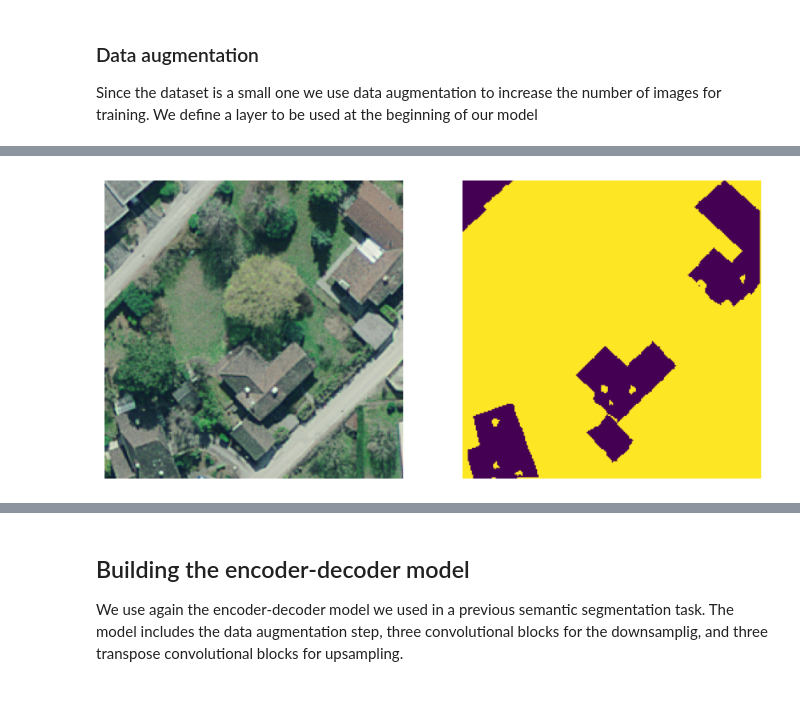
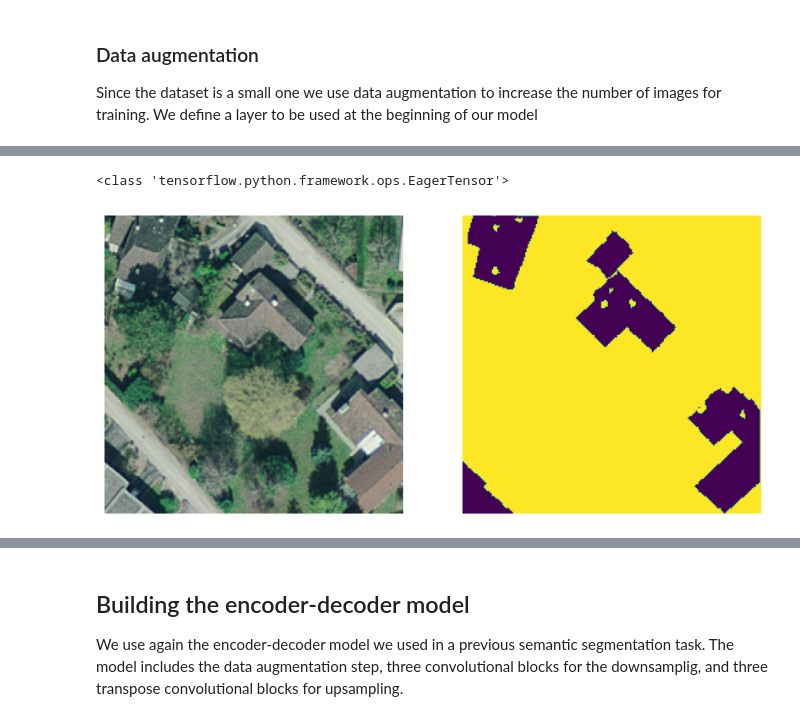
Before and after one commit to luigiselmi/dl_tensorflow, a Jupyter notebook: experiments/rooftops_segmentation_v3.ipynb, the cells around one changed output, grey strips where cells are left out. Saved outputs shown, nothing was run; the diff lists cells and outputs as text; code cells hidden in the pictures.

Commit message:
img transform into one data augmentation function

```diff
--- a/experiments/rooftops_segmentation_v3.ipynb
+++ b/experiments/rooftops_segmentation_v3.ipynb
@@ -48,8 +48,8 @@ epfl_buildings_test 100%[===================>]   4.50M  --.-KB/s    in 0.02s
 # %% [output]
 epfl_buildings_val. 100%[===================>]   4.32M  --.-KB/s    in 0.02s
 # %%
-DATA_DIR = '.'
-#DATA_DIR = '../data/epfl_buildings'
+#DATA_DIR = '.'
+DATA_DIR = '../data/epfl_buildings'
 # %%
 with ZipFile(f'{DATA_DIR}/epfl_buildings_train.zip', 'r') as zipObj:
    zipObj.extractall(path=f'{DATA_DIR}/')
@@ -309,4 +296,0 @@ def flip(img_tensor):
-# %%
-def rotate90(img_tensor):
-        img_rotated = tf.image.rot90(img_tensor)
-        return img_rotated
@@ -329,0 +297,31 @@ len(rotate_train_dataset)
+# %%
+def augment_dataset(ds):
+
+    def flip_up_down(img):
+        img_flip = tf.image.flip_up_down(img)
+        return img_flip
+
+    def flip_left_right(img):
+        img_flip = tf.image.flip_left_right(img)
+        return img_flip
+
+    def saturated(img):
+        saturated = tf.image.adjust_saturation(img, 3)
+        return saturated
+
+    def rotate90(img):
+        img_rotated = tf.image.rot90(img)
+        return img_rotated
+
+    r_ds = ds.map(lambda x, y: (rotate90(x), rotate90(y)), num_parallel_calls=tf.data.AUTOTUNE)
+    s_ds = ds.map(lambda x, y: (saturated(x), y), num_parallel_calls=tf.data.AUTOTUNE)
+    fud_ds = ds.map(lambda x, y: (flip_up_down(x), flip_up_down(y)), num_parallel_calls=tf.data.AUTOTUNE)
+    flr_ds = ds.map(lambda x, y: (flip_left_right(x), flip_left_right(y)), num_parallel_calls=tf.data.AUTOTUNE)
+
+    r_s_ds = r_ds.concatenate(s_ds)
+    fud_flr_ds = fud_ds.concatenate(flr_ds)
+    aug_ds = r_s_ds.concatenate(fud_flr_ds)
+    all_ds = ds.concatenate(aug_ds)
+    return all_ds
+# %%
+aug_train_ds = augment_dataset(train_dataset)
@@ -330,4 +337,5 @@ len(rotate_train_dataset)
 # %%
-plot_tensor_in_dataset(flip_train_dataset, img_index=1)
+plot_tensor_in_dataset(aug_train_ds, img_index=1)
 # %% [output]
+<class 'tensorflow.python.framework.ops.EagerTensor'>
-[figure, old version]
+[figure, new version]
```
Also changed, not shown: parts of 22 cells of this notebook.
